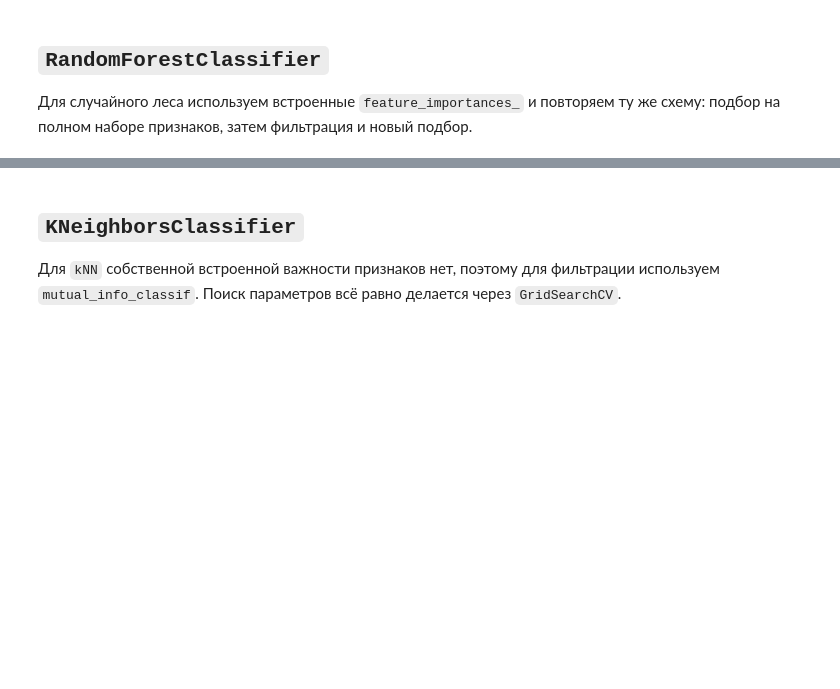
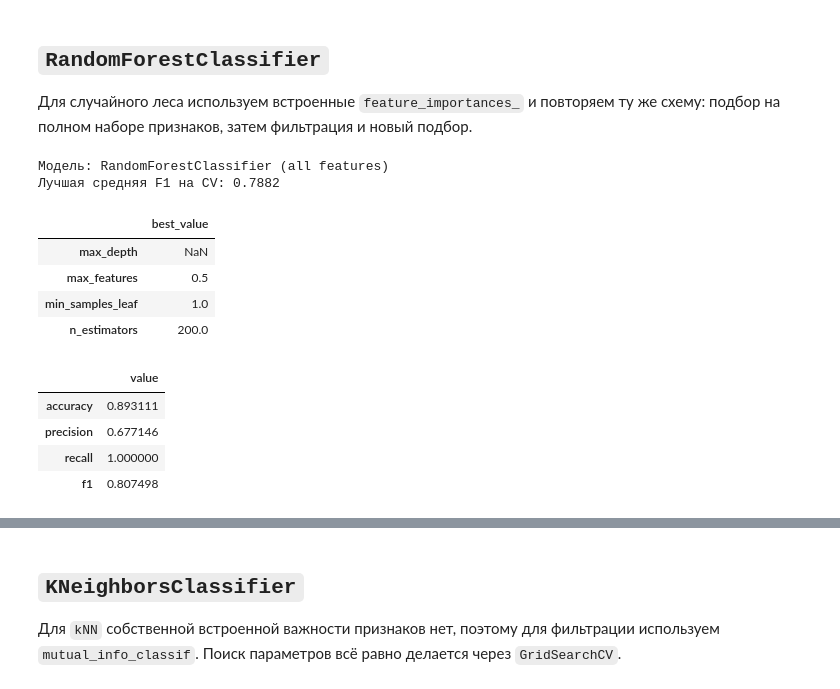
Before and after one commit to TheStorm13/sem8-ait-ds, a Jupyter notebook: src/6401_ГрозаИВ_lab_3_classification_decision_trees.ipynb, the cells around one changed output, grey strips where cells are left out. Drawn from its saved outputs; the diff is of its cells as text; code cells hidden in the pictures; blank space fills up the shorter version.

```diff
--- a/src/6401_ГрозаИВ_lab_3_classification_decision_trees.ipynb
+++ b/src/6401_ГрозаИВ_lab_3_classification_decision_trees.ipynb
@@ -554,14 +553,27 @@ print(f"Вывод: по F1 на обучающей выборке лучше в
 # %%
 rf_all_result = run_experiment(
     model_name="RandomForestClassifier (all features)",
-    estimator=RandomForestClassifier(random_state=RANDOM_STATE, n_jobs=1),
+    estimator=RandomForestClassifier(random_state=RANDOM_STATE),
     param_grid=random_forest_grid,
     X_fit=X_train_bal,
     y_fit=y_train_bal,
     X_eval=X_train_scaled,
     y_eval=y_train,
 )
 display_search_result(rf_all_result)
+# %% [output]
+Модель: RandomForestClassifier (all features)
+Лучшая средняя F1 на CV: 0.7882
+|  | best_value |
+| max_depth | NaN |
+| max_features | 0.5 |
+| min_samples_leaf | 1.0 |
+| n_estimators | 200.0 |
+|  | value |
+| accuracy | 0.893111 |
+| precision | 0.677146 |
+| recall | 1.000000 |
+| f1 | 0.807498 |
 # %%
 rf_selected_features, rf_threshold, rf_importance = select_features(
     pd.Series(
```
Also changed, not shown: parts of 4 cells of this notebook, 4 other files.
